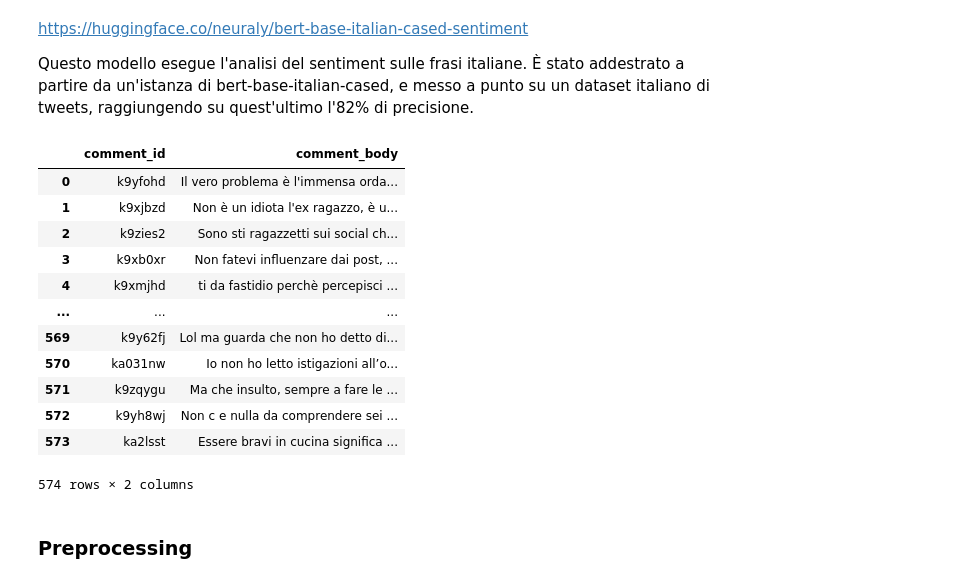
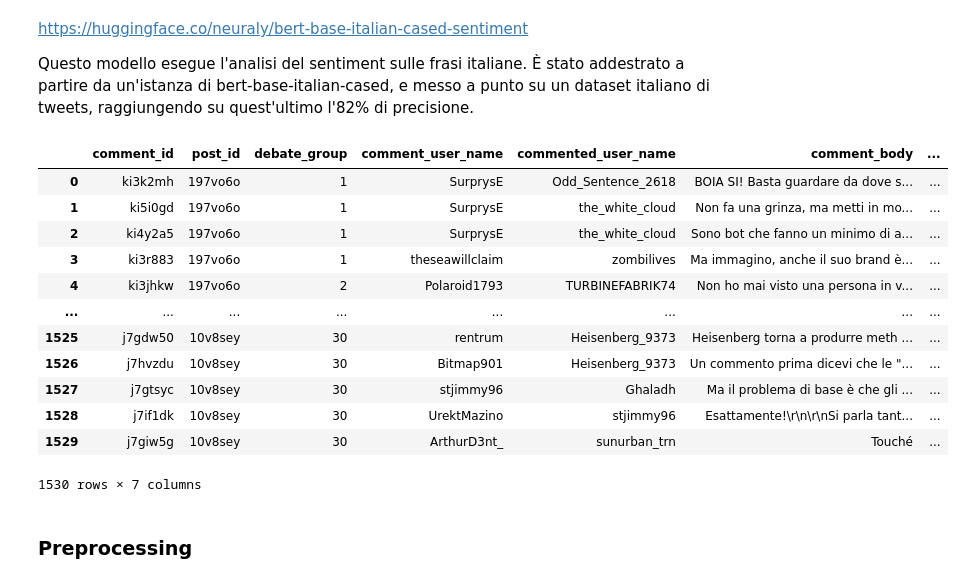
Before and after one commit to MassimoZarantonello2/RedditDebateAnalysis, a Jupyter notebook: scripts/SentimentAnalysis.ipynb, the cells around one changed output. Saved outputs shown, nothing was run; the diff lists cells and outputs as text; code cells hidden in the pictures.

```diff
--- a/scripts/SentimentAnalysis.ipynb
+++ b/scripts/SentimentAnalysis.ipynb
@@ -732,19 +732,3 @@ from transformers import AutoTokenizer, AutoModelForSequenceClassification
 tokenizer = AutoTokenizer.from_pretrained("neuraly/bert-base-italian-cased-sentiment")
 # Load the model, use .cuda() to load it on the GPU
 model = AutoModelForSequenceClassification.from_pretrained("neuraly/bert-base-italian-cased-sentiment")
-# %%
-filtered_df
-# %% [output]
-|  | comment_id | comment_body |
-| 0 | k9yfohd | Il vero problema è l'immensa orda... |
-| 1 | k9xjbzd | Non è un idiota l'ex ragazzo, è u... |
-| 2 | k9zies2 | Sono sti ragazzetti sui social ch... |
-| 3 | k9xb0xr | Non fatevi influenzare dai post, ... |
-| 4 | k9xmjhd | ti da fastidio perchè percepisci ... |
-| ... | ... | ... |
-| 569 | k9y62fj | Lol ma guarda che non ho detto di... |
-| 570 | ka031nw | Io non ho letto istigazioni all’o... |
-| 571 | k9zqygu | Ma che insulto, sempre a fare le ... |
-| 572 | k9yh8wj | Non c e nulla da comprendere sei ... |
-| 573 | ka2lsst | Essere bravi in cucina significa ... |
-574 rows × 2 columns
@@ -751 +739,17 @@ filtered_df
+# %%
+df
+# %% [output]
+|  | comment_id | post_id | debate_group | comment_user_name | commented_user_name | comment_body | ... |
+| 0 | ki3k2mh | 197vo6o | 1 | SurprysE | Odd_Sentence_2618 | BOIA SI! Basta guardare da dove s... | ... |
+| 1 | ki5i0gd | 197vo6o | 1 | SurprysE | the_white_cloud | Non fa una grinza, ma metti in mo... | ... |
+| 2 | ki4y2a5 | 197vo6o | 1 | SurprysE | the_white_cloud | Sono bot che fanno un minimo di a... | ... |
+| 3 | ki3r883 | 197vo6o | 1 | theseawillclaim | zombilives | Ma immagino, anche il suo brand è... | ... |
+| 4 | ki3jhkw | 197vo6o | 2 | Polaroid1793 | TURBINEFABRIK74 | Non ho mai visto una persona in v... | ... |
+| ... | ... | ... | ... | ... | ... | ... | ... |
+| 1525 | j7gdw50 | 10v8sey | 30 | rentrum | Heisenberg_9373 | Heisenberg torna a produrre meth ... | ... |
+| 1526 | j7hvzdu | 10v8sey | 30 | Bitmap901 | Heisenberg_9373 | Un commento prima dicevi che le "... | ... |
+| 1527 | j7gtsyc | 10v8sey | 30 | stjimmy96 | Ghaladh | Ma il problema di base è che gli ... | ... |
+| 1528 | j7if1dk | 10v8sey | 30 | UrektMazino | stjimmy96 | Esattamente!\r\n\r\nSi parla tant... | ... |
+| 1529 | j7giw5g | 10v8sey | 30 | ArthurD3nt_ | sunurban_trn | Touché | ... |
+1530 rows × 7 columns
 # %%
```
Also changed, not shown: parts of 6 cells of this notebook, 8 other files.
